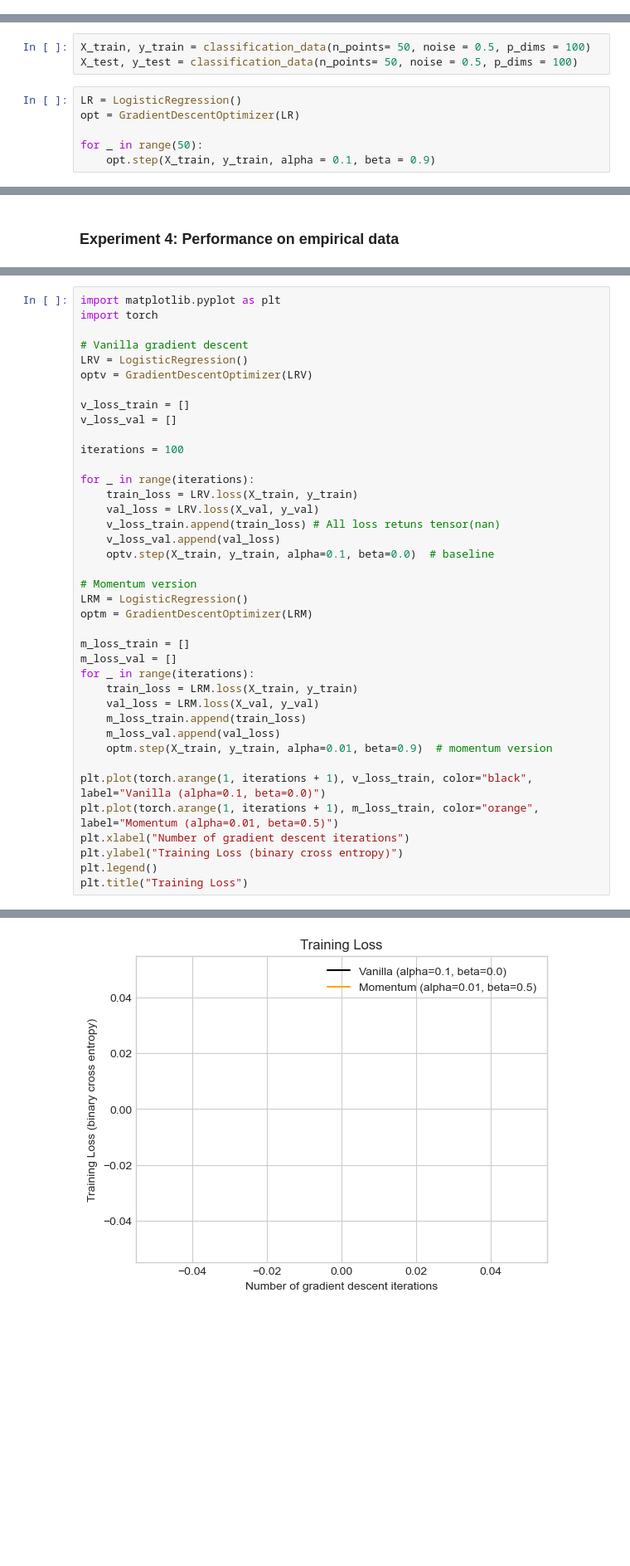
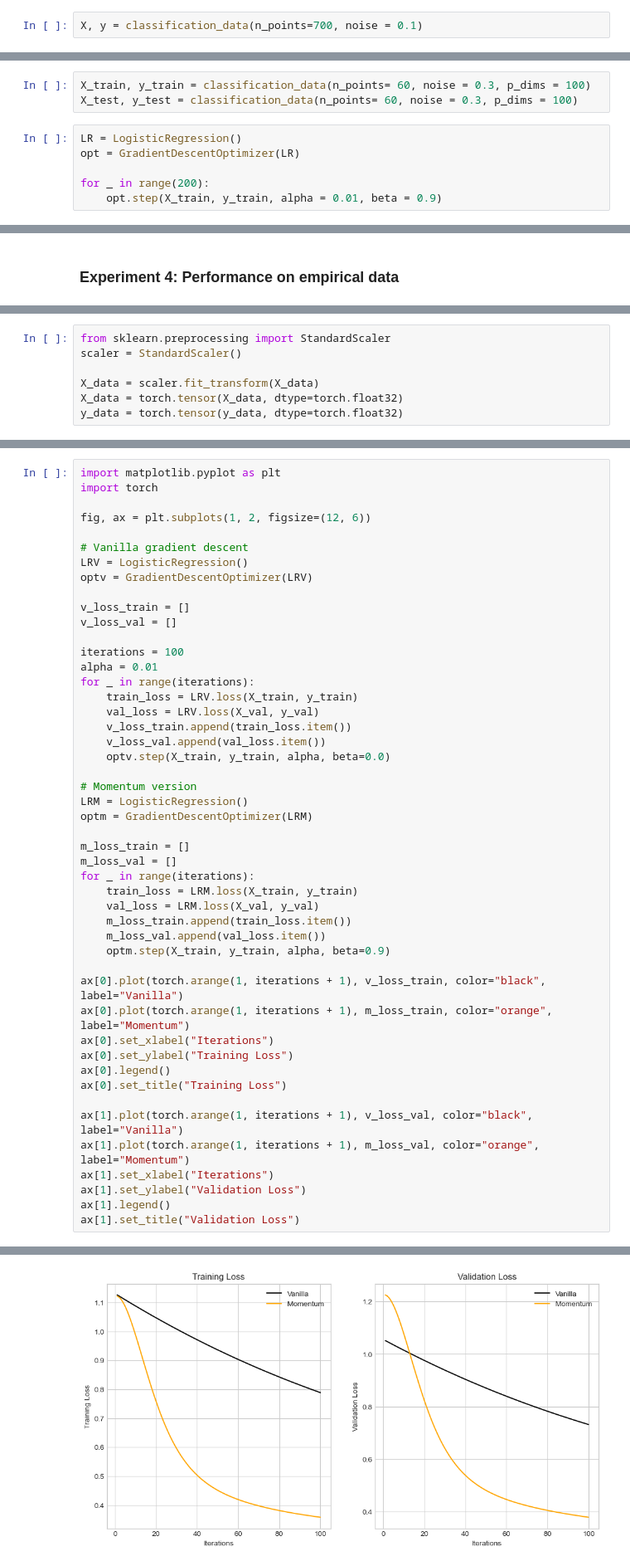
Before and after one commit to EpicET/EpicET.github.io, a Jupyter notebook: posts/blog5/index.ipynb, the cells around one changed output, grey strips where cells are left out. Shown at 83% size. Drawn from its saved outputs; the diff is of its cells as text; blank space fills up the shorter version.

```diff
--- a/posts/blog5/index.ipynb
+++ b/posts/blog5/index.ipynb
@@ -93,6 +89,8 @@ The code above implements a vanilla gradient descent with logistic regression. I
 - Decision Boundary: The decision boundary appears to correctly classify the data.
 # %% [markdown]
 ### Experiment 2: Benefits of Momentum
+# %%
+X, y = classification_data(n_points=700, noise = 0.1)
 # %%
 import matplotlib.pyplot as plt
 import torch
@@ -135,14 +132,14 @@ The code above plots the loss over iterations for both vanilla gradient descent
 # %% [markdown]
 ### Experiment 3: Overfitting
 # %%
-X_train, y_train = classification_data(n_points= 50, noise = 0.5, p_dims = 100)
-X_test, y_test = classification_data(n_points= 50, noise = 0.5, p_dims = 100)
+X_train, y_train = classification_data(n_points= 60, noise = 0.3, p_dims = 100)
+X_test, y_test = classification_data(n_points= 60, noise = 0.3, p_dims = 100)
 # %%
 LR = LogisticRegression()
 opt = GradientDescentOptimizer(LR)
 
-for _ in range(50):
-    opt.step(X_train, y_train, alpha = 0.1, beta = 0.9)
+for _ in range(200):
+    opt.step(X_train, y_train, alpha = 0.01, beta = 0.9)
 # %%
 # Calculate training accuracy
 train_predictions = LR.predict(X_train)
@@ -241,0 +182,7 @@ y_train: tensor([1., 1., 1., 1., 0.])
+# %%
+from sklearn.preprocessing import StandardScaler
+scaler = StandardScaler()
+
+X_data = scaler.fit_transform(X_data)
+X_data = torch.tensor(X_data, dtype=torch.float32)
+y_data = torch.tensor(y_data, dtype=torch.float32)
@@ -242,6 +196,8 @@ y_train: tensor([1., 1., 1., 1., 0.])
 # %%
 import matplotlib.pyplot as plt
 import torch
+
+fig, ax = plt.subplots(1, 2, figsize=(12, 6))
 
 # Vanilla gradient descent
 LRV = LogisticRegression()
@@ -251,13 +207,13 @@ v_loss_train = []
 v_loss_val = []
 
 iterations = 100
-
+alpha = 0.01
 for _ in range(iterations):
     train_loss = LRV.loss(X_train, y_train)
     val_loss = LRV.loss(X_val, y_val)
-    v_loss_train.append(train_loss) # All loss retuns tensor(nan)
-    v_loss_val.append(val_loss)
-    optv.step(X_train, y_train, alpha=0.1, beta=0.0)  # baseline
+    v_loss_train.append(train_loss.item())
+    v_loss_val.append(val_loss.item())
+    optv.step(X_train, y_train, alpha, beta=0.0)
 
 # Momentum version
 LRM = LogisticRegression()
@@ -268,14 +224,21 @@ m_loss_val = []
 for _ in range(iterations):
     train_loss = LRM.loss(X_train, y_train)
     val_loss = LRM.loss(X_val, y_val)
-    m_loss_train.append(train_loss)
-    m_loss_val.append(val_loss)
-    optm.step(X_train, y_train, alpha=0.01, beta=0.9)  # momentum version
+    m_loss_train.append(train_loss.item())
+    m_loss_val.append(val_loss.item())
+    optm.step(X_train, y_train, alpha, beta=0.9)
 
-plt.plot(torch.arange(1, iterations + 1), v_loss_train, color="black", label="Vanilla (alpha=0.1, beta=0.0)")
-plt.plot(torch.arange(1, iterations + 1), m_loss_train, color="orange", label="Momentum (alpha=0.01, beta=0.5)")
-plt.xlabel("Number of gradient descent iterations")
-plt.ylabel("Training Loss (binary cross entropy)")
-plt.legend()
-plt.title("Training Loss")
+ax[0].plot(torch.arange(1, iterations + 1), v_loss_train, color="black", label="Vanilla")
+ax[0].plot(torch.arange(1, iterations + 1), m_loss_train, color="orange", label="Momentum")
+ax[0].set_xlabel("Iterations")
+ax[0].set_ylabel("Training Loss")
+ax[0].legend()
+ax[0].set_title("Training Loss")
+
+ax[1].plot(torch.arange(1, iterations + 1), v_loss_val, color="black", label="Vanilla")
+ax[1].plot(torch.arange(1, iterations + 1), m_loss_val, color="orange", label="Momentum")
+ax[1].set_xlabel("Iterations")
+ax[1].set_ylabel("Validation Loss")
+ax[1].legend()
+ax[1].set_title("Validation Loss")
 # %% [output]
@@ -300 +246 @@ Text(0.5, 1.0, 'Training Loss')
-[figure, old version]
+[figure, new version]
```
Also changed, not shown: parts of 26 cells of this notebook, 2 other files.
